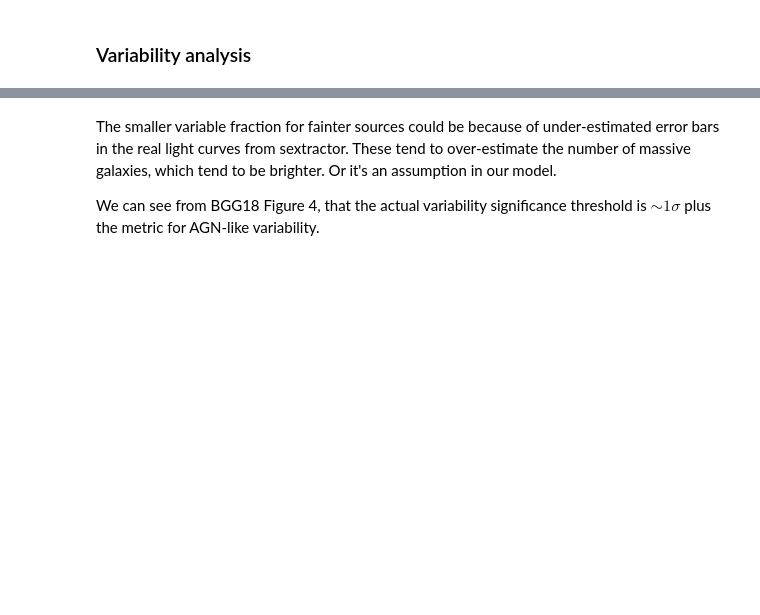
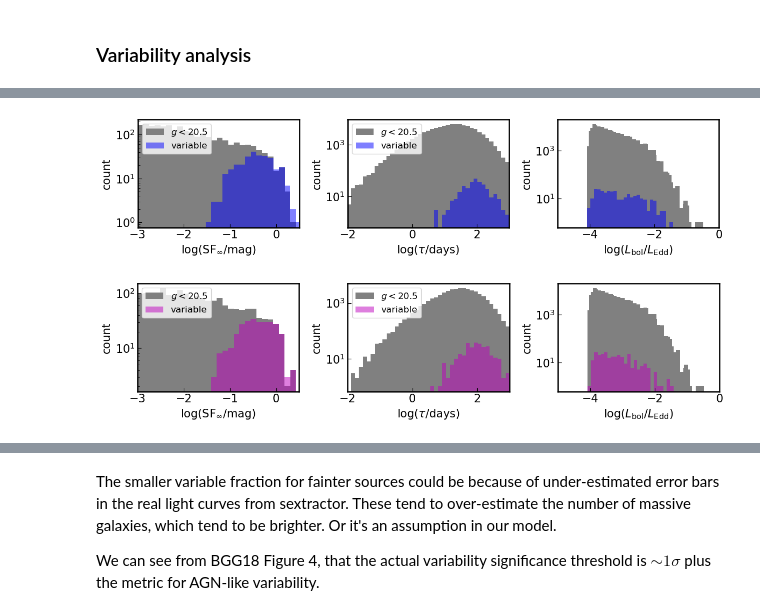
Before and after one commit to burke86/imbh_forecast, a Jupyter notebook: forecast.ipynb, the cells around one changed output, grey strips where cells are left out. Drawn from its saved outputs; the diff is of its cells as text; code cells hidden in the pictures; blank space fills up the shorter version.

```diff
--- a/forecast.ipynb
+++ b/forecast.ipynb
@@ -698,7 +834,7 @@ for k, (key, s) in enumerate(samples.items()):
             axs[0].hist(np.log10(SF[mask_mass & mask_var & mask_sat]), bins=bins,
                         color=colors[i], label='variable', alpha=0.5)
 
-            axs[0].set_xlim(-3, 2.0)
+            axs[0].set_xlim(-3, 0.5)
             ax.set_ylim(0, 1500)
 
             axs[0].set_xlabel(r'$\log(\rm{SF}_{\infty} / {\rm{mag}})$')
@@ -735,33 +871,36 @@ for k, (key, s) in enumerate(samples.items()):
 
             bins = np.linspace(-6, 0)
 
             axs[2].hist(np.log10(lambda_Edd[mask_mass & mask_mag & mask_sat]), bins=bins,
                         color='gray', label=fr'$g<{m_5[key]}$', log=True)
             axs[2].hist(np.log10(lambda_Edd[mask_mass & mask_var & mask_sat]), bins=bins,
                         color=colors[i], label='variable', alpha=0.5)
             axs[2].set_xlim(-4.0, 0.0)
 
             axs[2].set_xlabel(r'$\log(L_{\rm{bol}} / L_{\rm{Edd}})$')
             axs[2].set_ylabel(r'count')
 
 
             #bins = np.linspace(35, 48)
             bins = np.linspace(-5, 0)
 
             axs[2].hist(np.log10(lambda_Edd[mask_mass & mask_mag & mask_sat]), bins=bins,
                         color='gray', label=fr'$g<{m_5[key]}$', log=True)
             axs[2].hist(np.log10(lambda_Edd[mask_mass & mask_var & mask_sat]), bins=bins,
                         color=colors[i], label='variable', alpha=0.5)
             axs[2].set_xlim(-5, 0)
 
             axs[2].set_xlabel(r'$\log(L_{\rm{bol}} / L_{\rm{Edd}})$')
             axs[2].set_ylabel(r'count')
 
 
             #axs[2].legend(fontsize=12, loc='upper left')
 
             fig.tight_layout()
             fig.savefig(f'var_{seed}_{key}.pdf', dpi=300)
+# %% [output]
+[figure, added]
+[figure, added]
 # %%
 band_names = {'ptf':'R', 'lsst':'g', 'des-sn':'g'}
 
```
Also changed, not shown: parts of 35 cells of this notebook, 1 other file.
